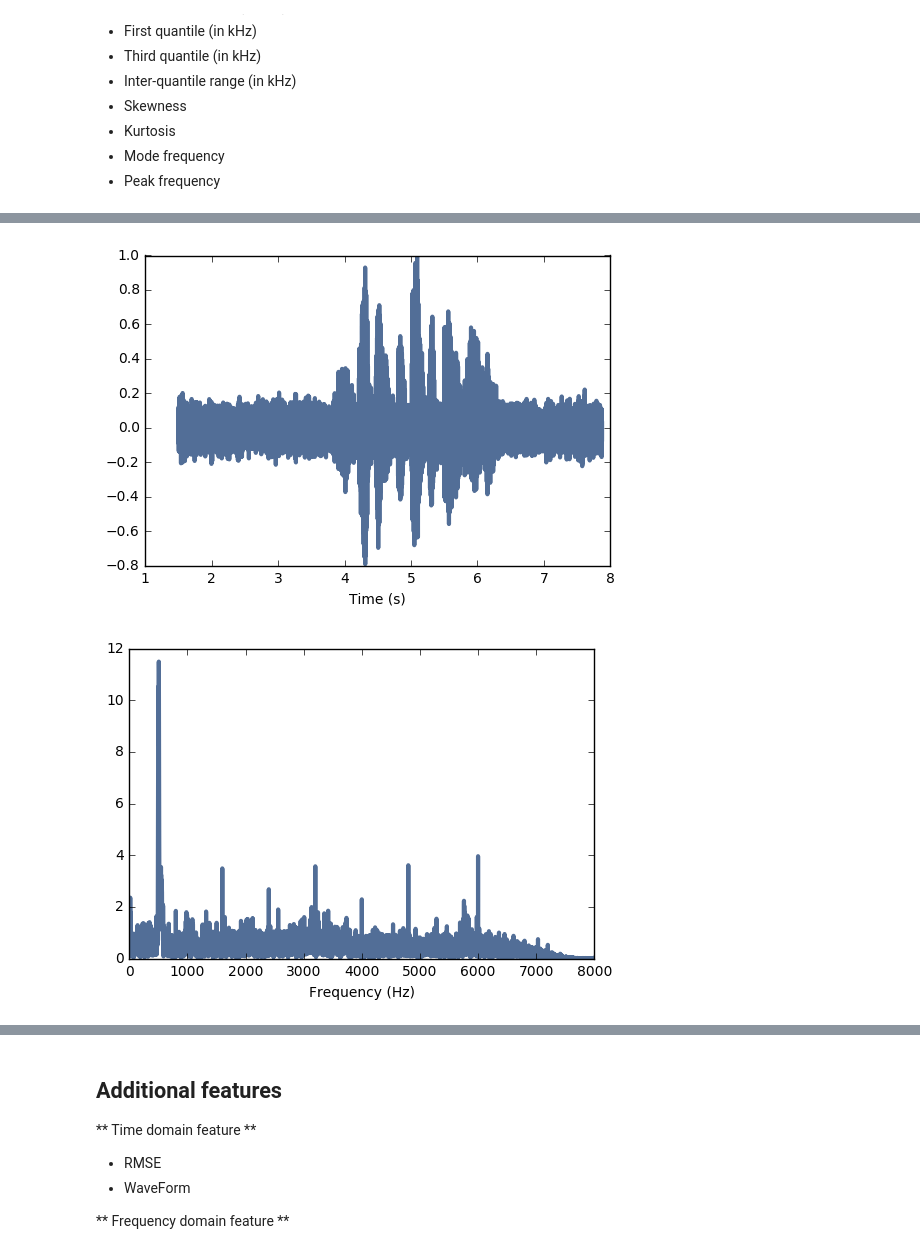
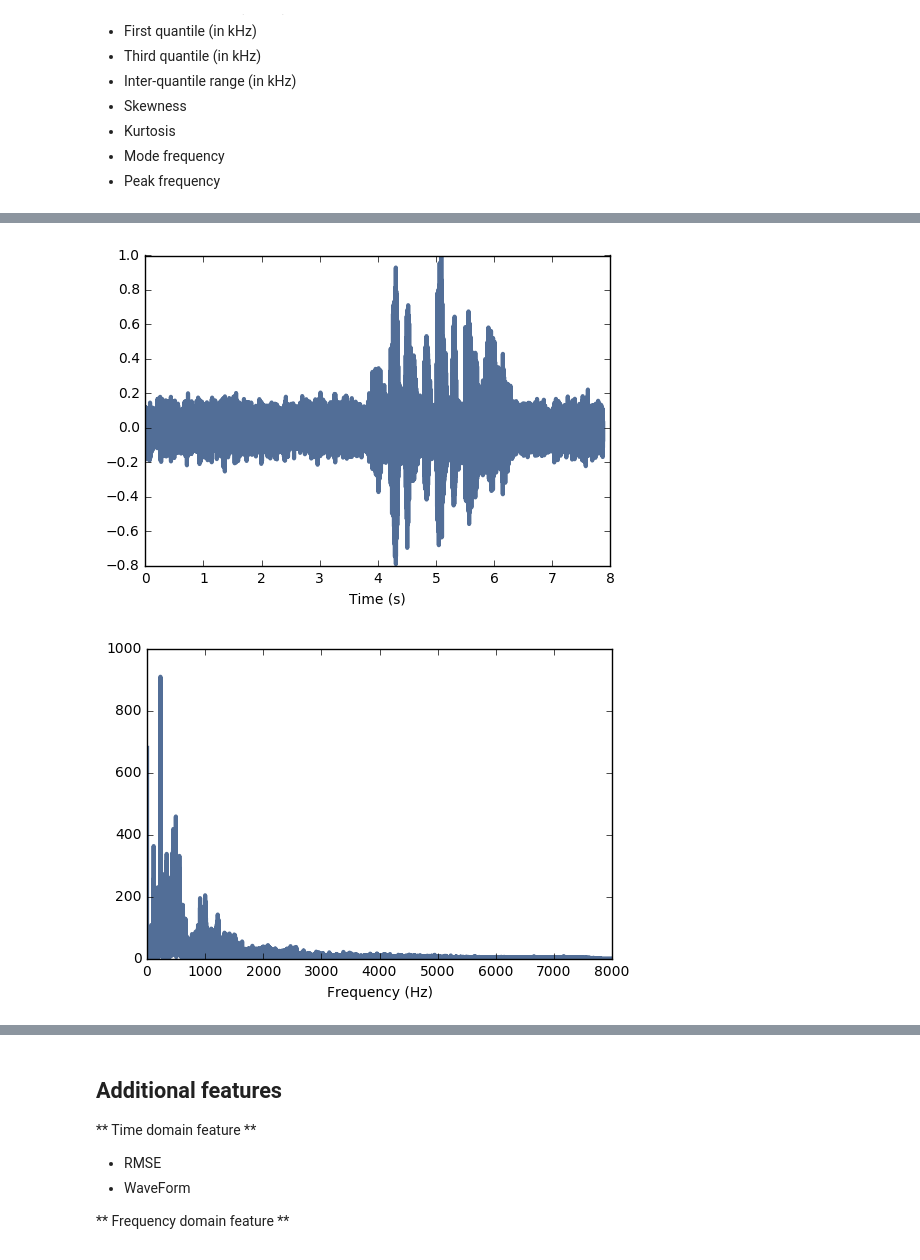
Before and after one commit to KevenLeMoing/dsp_malefemale_classification, a Jupyter notebook: notebooks/unit_exploring_and_extraction.ipynb, the cells around one changed output, grey strips where cells are left out. Cells and saved outputs as stored; diff of their text form; code cells hidden in the pictures.

```diff
--- a/notebooks/unit_exploring_and_extraction.ipynb
+++ b/notebooks/unit_exploring_and_extraction.ipynb
@@ -83,21 +92,21 @@ wave = thinkdsp.read_wave('/Users/kevenlemoing/Sites/sandvik_code_assignement/da
 # %%
 #I pulled out a segment of this recording where the pitch is constant.
 #When we plot the segment, we can't see the waveform clearly, but we can see
 #the "envelope", which tracks the change in amplitude during the segment.
 
-start = 1.5
-duration = 10
-segment = wave.segment(start, duration)
-segment.plot()
+#start = 1.5
+#duration = 10
+#segment = wave.segment(start, duration)
+wave.plot()
 thinkplot.config(xlabel='Time (s)')
 # %% [output]
-[figure, old version]
+[figure, new version]
 # %%
 #Let's display the spectrum of our record
 spectrum = segment.make_spectrum()
 spectrum.plot()
 thinkplot.config(xlabel='Frequency (Hz)')
 # %% [output]
-[figure, old version]
+[figure, new version]
 # %%
 #The function "peaks" prints the highest points in the spectrum and their frequencies, in descending order:
```
Also changed, not shown: parts of 20 cells of this notebook, 1 other file.
